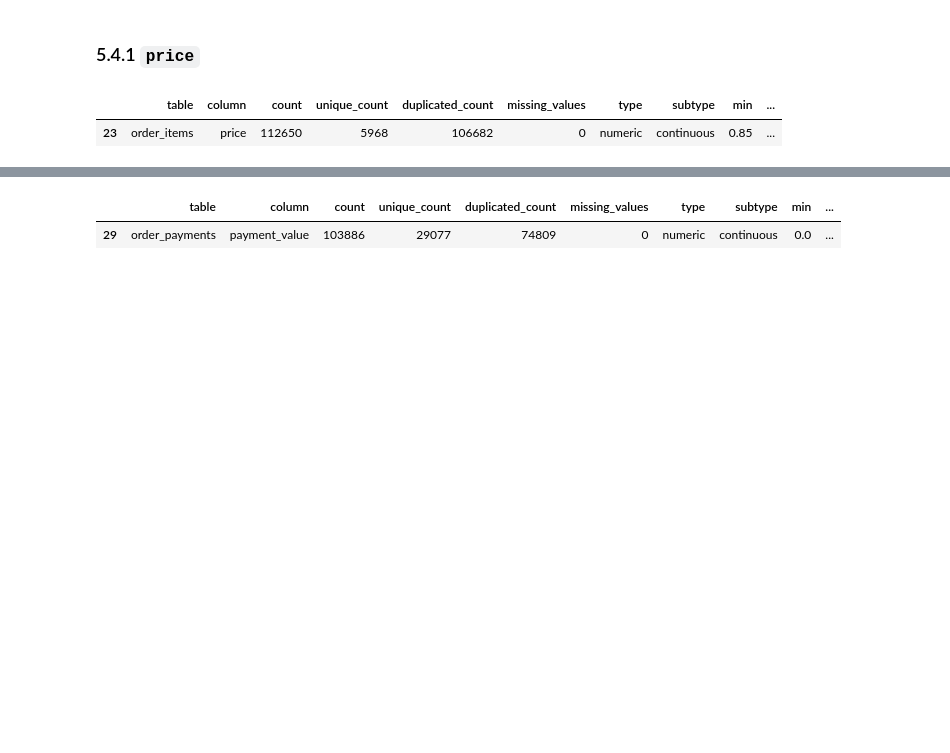
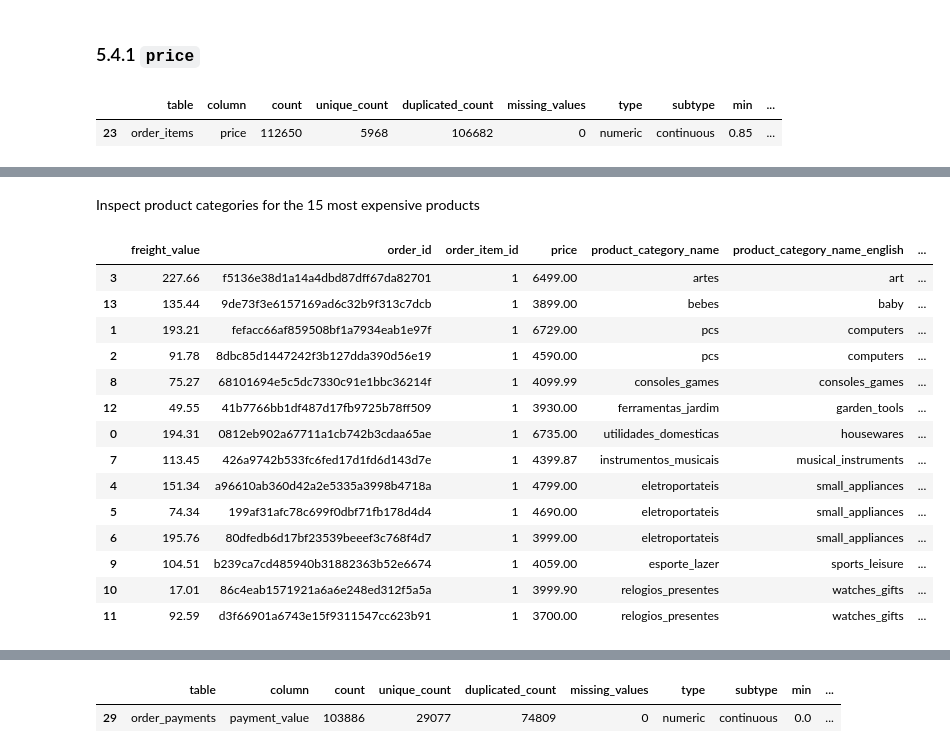
Before and after one commit to vmichael89/cf-brazilian-ecommerce-olist, a Jupyter notebook: notebooks/cleaning_exploration.ipynb, the cells around one changed output, grey strips where cells are left out. Cells and saved outputs as stored; diff of their text form; code cells hidden in the pictures; blank space fills up the shorter version.

Commit message:
finished inspections of numeric variables

```diff
--- a/notebooks/cleaning_exploration.ipynb
+++ b/notebooks/cleaning_exploration.ipynb
@@ -1689,0 +1701,24 @@ df_summaries["numeric"].query('column == "price"')
+# %% [markdown]
+Inspect product categories for the 15 most expensive products
+# %%
+df = db["order_items"].sort_values(by="price", ascending=False).head(15)\
+    .merge(db["products"], on="product_id")\
+    .merge(db["product_category_name_translation"], on="product_category_name")\
+
+df[sorted(df.columns)].sort_values(by="product_category_name_english")
+# %% [output]
+|  | freight_value | order_id | order_item_id | price | product_category_name | product_category_name_english | ... |
+| 3 | 227.66 | f5136e38d1a14a4dbd87dff67da82701 | 1 | 6499.00 | artes | art | ... |
+| 13 | 135.44 | 9de73f3e6157169ad6c32b9f313c7dcb | 1 | 3899.00 | bebes | baby | ... |
+| 1 | 193.21 | fefacc66af859508bf1a7934eab1e97f | 1 | 6729.00 | pcs | computers | ... |
+| 2 | 91.78 | 8dbc85d1447242f3b127dda390d56e19 | 1 | 4590.00 | pcs | computers | ... |
+| 8 | 75.27 | 68101694e5c5dc7330c91e1bbc36214f | 1 | 4099.99 | consoles_games | consoles_games | ... |
+| 12 | 49.55 | 41b7766bb1df487d17fb9725b78ff509 | 1 | 3930.00 | ferramentas_jardim | garden_tools | ... |
+| 0 | 194.31 | 0812eb902a67711a1cb742b3cdaa65ae | 1 | 6735.00 | utilidades_domesticas | housewares | ... |
+| 7 | 113.45 | 426a9742b533fc6fed17d1fd6d143d7e | 1 | 4399.87 | instrumentos_musicais | musical_instruments | ... |
+| 4 | 151.34 | a96610ab360d42a2e5335a3998b4718a | 1 | 4799.00 | eletroportateis | small_appliances | ... |
+| 5 | 74.34 | 199af31afc78c699f0dbf71fb178d4d4 | 1 | 4690.00 | eletroportateis | small_appliances | ... |
+| 6 | 195.76 | 80dfedb6d17bf23539beeef3c768f4d7 | 1 | 3999.00 | eletroportateis | small_appliances | ... |
+| 9 | 104.51 | b239ca7cd485940b31882363b52e6674 | 1 | 4059.00 | esporte_lazer | sports_leisure | ... |
+| 10 | 17.01 | 86c4eab1571921a6a6e248ed312f5a5a | 1 | 3999.90 | relogios_presentes | watches_gifts | ... |
+| 11 | 92.59 | d3f66901a6743e15f9311547cc623b91 | 1 | 3700.00 | relogios_presentes | watches_gifts | ... |
```
Also changed, not shown: parts of 49 cells of this notebook.
